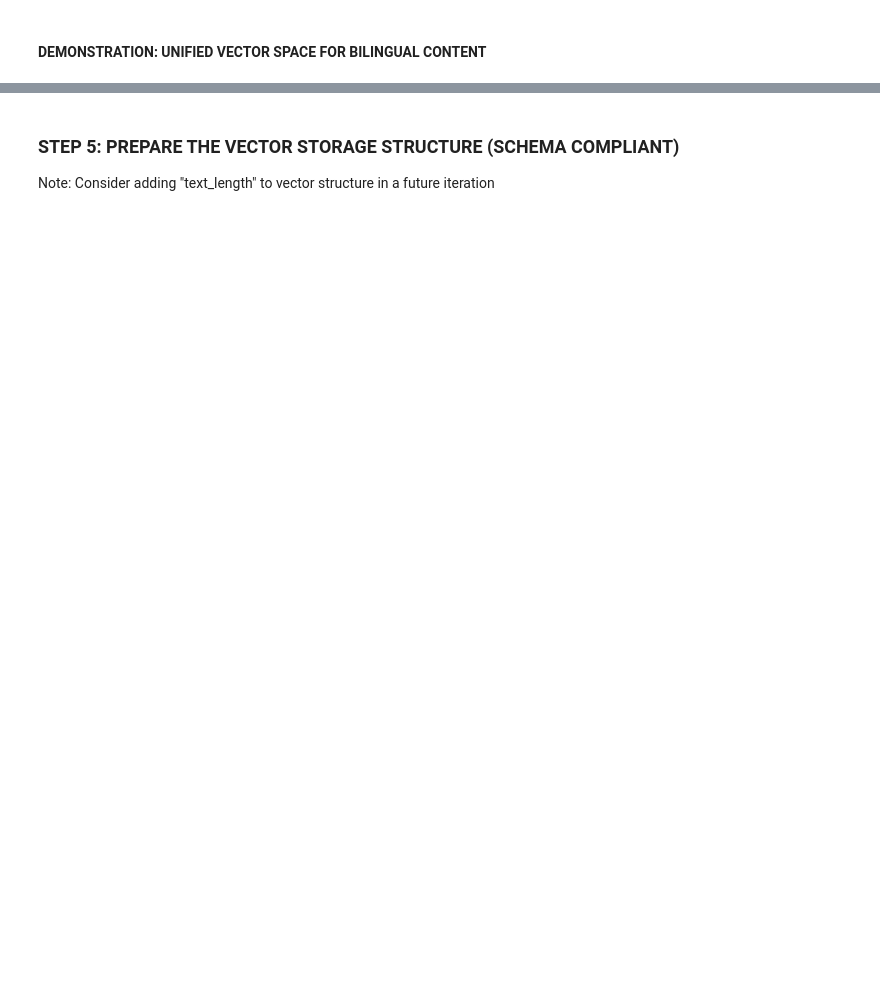
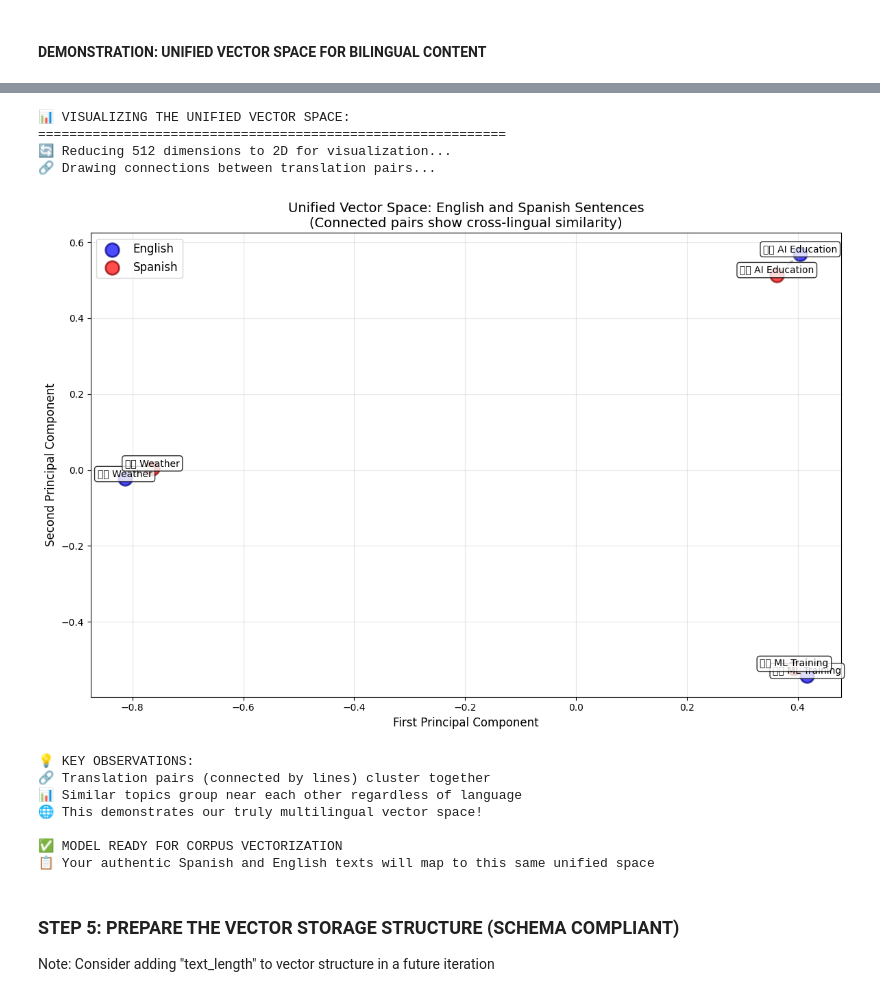
Before and after one commit to alainamb/pragmatic-auto-translator, a Jupyter notebook: scripts/create_vectors_single.ipynb, the cells around one changed output, grey strips where cells are left out. Cells and saved outputs as stored; diff of their text form; code cells hidden in the pictures; blank space fills up the shorter version.

Commit message:
Update local vectorization approach in move to new embedding model

```diff
--- a/scripts/create_vectors_single.ipynb
+++ b/scripts/create_vectors_single.ipynb
@@ -594,3 +494,82 @@ This demonstrates that our model creates a truly multilingual vector space.
+# %%
+# STEP 4: INITIALIZE THE MULTILINGUAL EMBEDDING MODEL
+# BLOCK 3: Visualize the unified vector space
+print("\n📊 VISUALIZING THE UNIFIED VECTOR SPACE:")
+print("=" * 60)
+
+# Reduce dimensions for visualization
+print("🔄 Reducing 512 dimensions to 2D for visualization...")
+pca = PCA(n_components=2)
+embeddings_2d = pca.fit_transform(test_embeddings)
+
+# Create visualization
+plt.figure(figsize=(12, 8))
+
+# Plot English sentences (blue)
+eng_indices = list(range(0, len(test_sentences), 2))
+plt.scatter(embeddings_2d[eng_indices, 0], embeddings_2d[eng_indices, 1],
+           c='blue', s=200, alpha=0.7, label='English', edgecolors='navy', linewidth=2)
+
+# Plot Spanish sentences (red)
+spa_indices = list(range(1, len(test_sentences), 2))
+plt.scatter(embeddings_2d[spa_indices, 0], embeddings_2d[spa_indices, 1],
+           c='red', s=200, alpha=0.7, label='Spanish', edgecolors='darkred', linewidth=2)
+
+# Add labels for each point
+for i, sentence in enumerate(test_sentences):
+    # Shorten text for display
+    if 'inteligencia artificial' in sentence or 'Artificial intelligence' in sentence:
+        display_text = "AI Education"
+    elif 'aprendizaje automático' in sentence or 'Machine learning' in sentence:
+        display_text = "ML Training"
+    elif 'tiempo' in sentence or 'weather' in sentence:
+        display_text = "Weather"
+    else:
+        display_text = sentence[:20] + "..."
+
+    # Add language indicator
+    lang = "🇪🇸" if i % 2 == 1 else "🇺🇸"
+    display_text = f"{lang} {display_text}"
+
+    plt.annotate(display_text,
+                (embeddings_2d[i, 0], embeddings_2d[i, 1]),
+                fontsize=10, ha='center', va='bottom',
+                bbox=dict(boxstyle="round,pad=0.3", facecolor='white', alpha=0.8))
+
+# Draw lines between translation pairs
+print("🔗 Drawing connections between translation pairs...")
+for i in range(0, len(test_sentences), 2):
+    plt.plot([embeddings_2d[i, 0], embeddings_2d[i+1, 0]],
+             [embeddings_2d[i, 1], embeddings_2d[i+1, 1]],
+             'gray', linestyle='--', alpha=0.6, linewidth=2)
+
+plt.xlabel('First Principal Component', fontsize=12)
+plt.ylabel('Second Principal Component', fontsize=12)
+plt.title('Unified Vector Space: English and Spanish Sentences\n(Connected pairs show cross-lingual similarity)', fontsize=14)
+plt.legend(fontsize=12)
+plt.grid(True, alpha=0.3)
+plt.tight_layout()
+plt.show()
+
+print(f"\n💡 KEY OBSERVATIONS:")
+print(f"🔗 Translation pairs (connected by lines) cluster together")
+print(f"📊 Similar topics group near each other regardless of language")
+print(f"🌐 This demonstrates our truly multilingual vector space!")
+print(f"\n✅ MODEL READY FOR CORPUS VECTORIZATION")
+print(f"📋 Your authentic Spanish and English texts will map to this same unified space")
+# %% [output]
+📊 VISUALIZING THE UNIFIED VECTOR SPACE:
+============================================================
+🔄 Reducing 512 dimensions to 2D for visualization...
+🔗 Drawing connections between translation pairs...
+[figure, added]
+💡 KEY OBSERVATIONS:
+🔗 Translation pairs (connected by lines) cluster together
+📊 Similar topics group near each other regardless of language
+🌐 This demonstrates our truly multilingual vector space!
+
+✅ MODEL READY FOR CORPUS VECTORIZATION
+📋 Your authentic Spanish and English texts will map to this same unified space
 # %% [markdown]
 ### STEP 5: PREPARE THE VECTOR STORAGE STRUCTURE (SCHEMA COMPLIANT)
 
```
Also changed, not shown: parts of 24 cells of this notebook, 10 other files.
